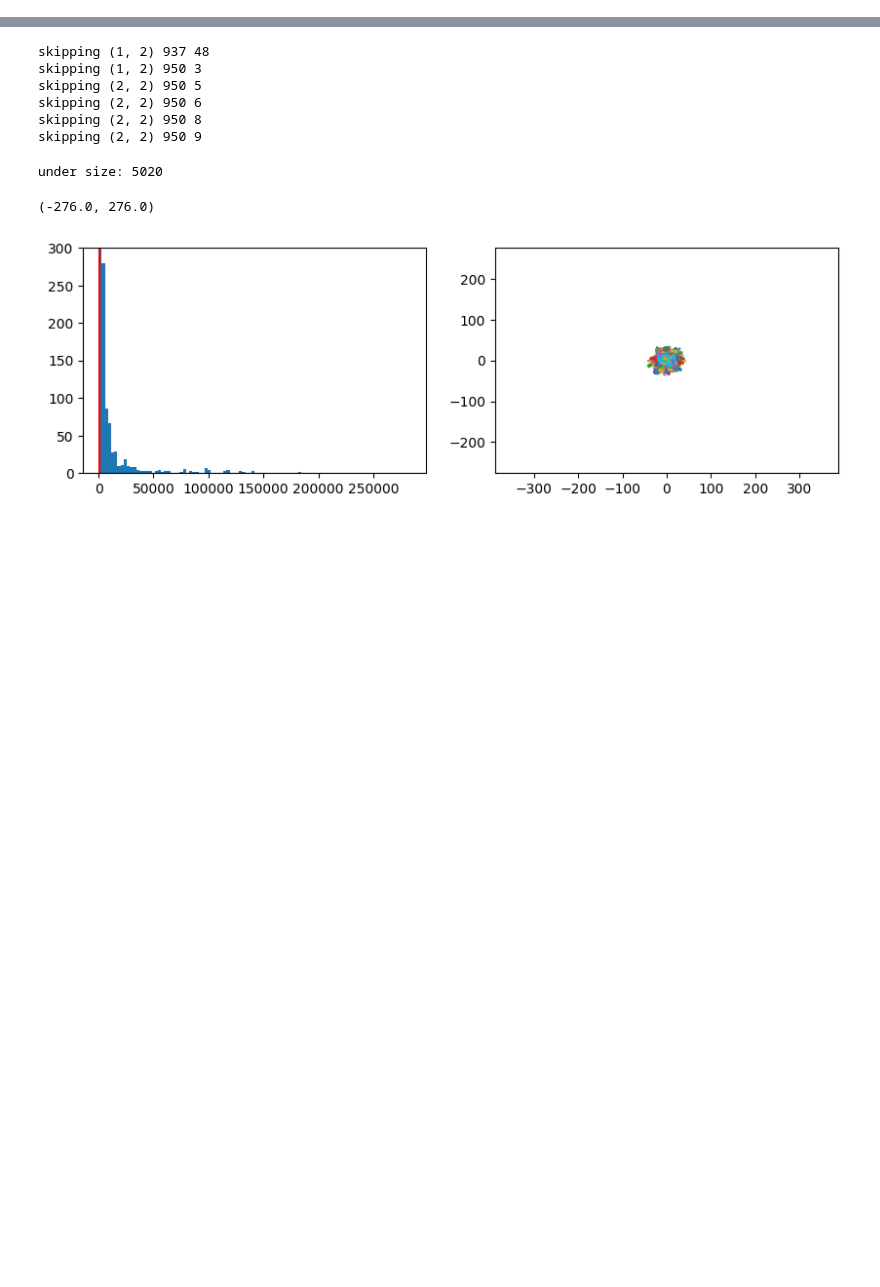
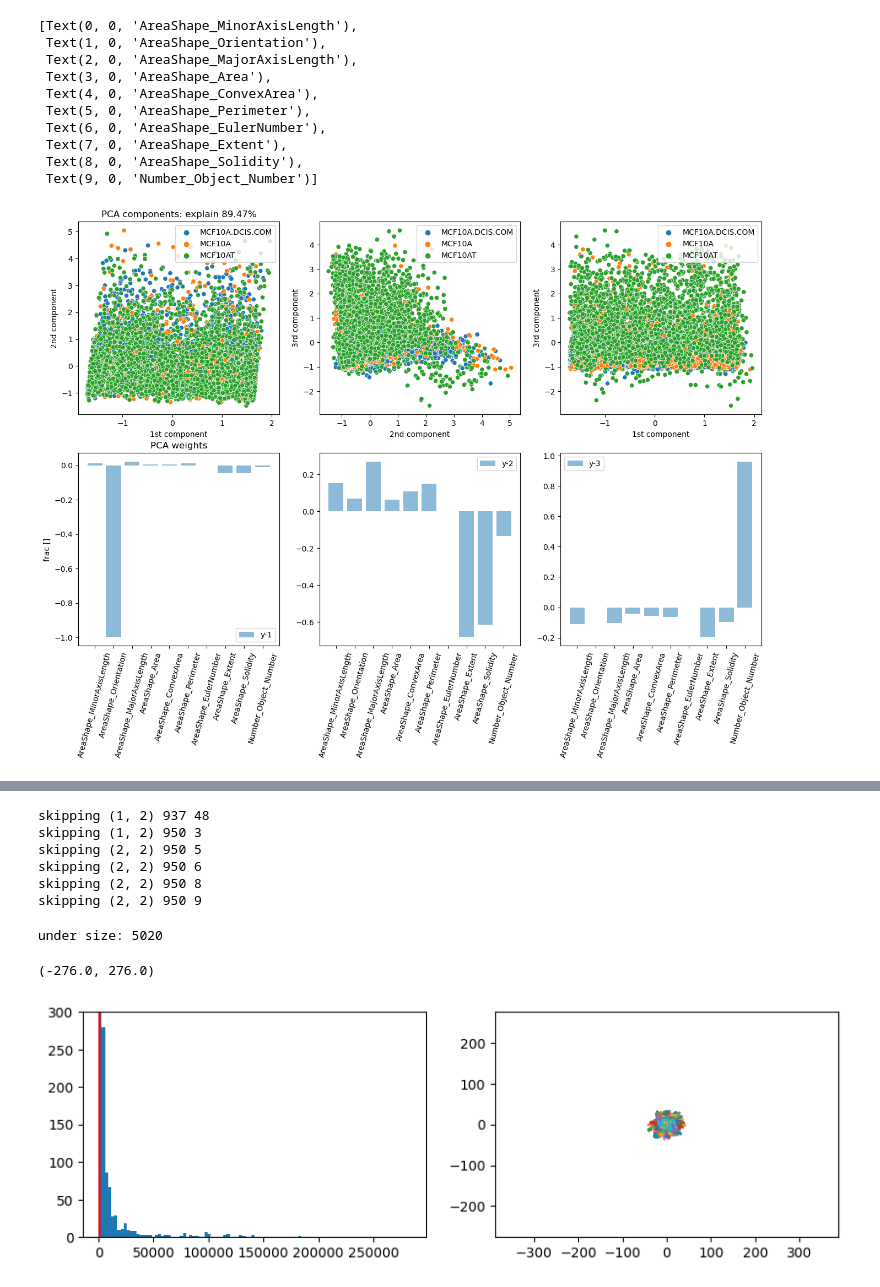
Before and after one commit to ArttuD/InstruProject, a Jupyter notebook: jupyterNotebooks/PCA_incubation.ipynb, the cells around one changed output, grey strips where cells are left out. Drawn from its saved outputs; the diff is of its cells as text; code cells hidden in the pictures; blank space fills up the shorter version.

```diff
--- a/jupyterNotebooks/PCA_incubation.ipynb
+++ b/jupyterNotebooks/PCA_incubation.ipynb
@@ -23,3 +24,6 @@ def normalize(datas):
 def norm(data):
     trans = RobustScaler()
     return trans.fit_transform(data.reshape(-1, 1)).reshape(1,-1)
+# %%
+masks = glob("G:/instru_projects/TimeSeriesAnalysis/*/*/*/*/*.npy")
+len(masks)
@@ -25,0 +211,52 @@ def norm(data):
+# %%
+fig, ax = plt.subplots(2, 3,figsize=(16, 10),facecolor='white')
+
+
+name = ax[0,0].set_title("PCA components: explain {:.2f}%".format(total_var))
+ax[0,0].set_xlabel("1st component")
+ax[0,0].set_ylabel("2nd component")
+sns.scatterplot(x='1', y='2', data=comp, ax = ax[0,0], hue = "label")
+ax[0,0].legend(loc='upper right')
+
+ax[0,1].set_xlabel("2nd component")
+ax[0,1].set_ylabel("3rd component")
+sns.scatterplot(x='2', y='3', data=comp, ax = ax[0,1],  hue = "label")
+ax[0,1].legend(loc='upper right')
+
+ax[0,2].set_xlabel("1st component")
+ax[0,2].set_ylabel("3rd component")
+sns.scatterplot(x='1', y='3', data=comp, ax = ax[0,2],  hue = "label")
+ax[0,2].legend(loc='upper right')
+
+weights = pca.components_
+
+ax[1,0].set_title("PCA weights")
+ax[1,0].bar(list_columns,weights[0,:], label = "y-1", alpha = 0.5)
+#ax[1,0].bar(np.arange(0,len(weights[0,1::2])),weights[0,1::2], label = "y-1", alpha = 0.5)
+ax[1,0].legend()
+
+ax[1,1].bar(list_columns,weights[1,:], label = "y-2", alpha = 0.5)
+#ax[1,1].bar(np.arange(0,len(weights[0,1::2])),weights[1,1::2], label = "y-2", alpha = 0.5)
+ax[1,1].legend()
+
+ax[1,2].bar(list_columns,weights[2,:], label = "y-3", alpha = 0.5)
+#ax[1,2].bar(np.arange(0,len(weights[0,1::2])),weights[2,1::2], label = "y-3", alpha = 0.5)
+ax[1,2].legend()
+
+ax[1,0].set_ylabel("frac []")
+
+ax[1,0].set_xticklabels(list_columns, rotation=75)
+ax[1,1].set_xticklabels(list_columns, rotation=75)
+ax[1,2].set_xticklabels(list_columns, rotation=75)
+# %% [output]
+[Text(0, 0, 'AreaShape_MinorAxisLength'),
+ Text(1, 0, 'AreaShape_Orientation'),
+ Text(2, 0, 'AreaShape_MajorAxisLength'),
+ Text(3, 0, 'AreaShape_Area'),
+ Text(4, 0, 'AreaShape_ConvexArea'),
+ Text(5, 0, 'AreaShape_Perimeter'),
+ Text(6, 0, 'AreaShape_EulerNumber'),
+ Text(7, 0, 'AreaShape_Extent'),
+ Text(8, 0, 'AreaShape_Solidity'),
+ Text(9, 0, 'Number_Object_Number')]
+[figure, added]
```
Also changed, not shown: parts of 9 cells of this notebook.
